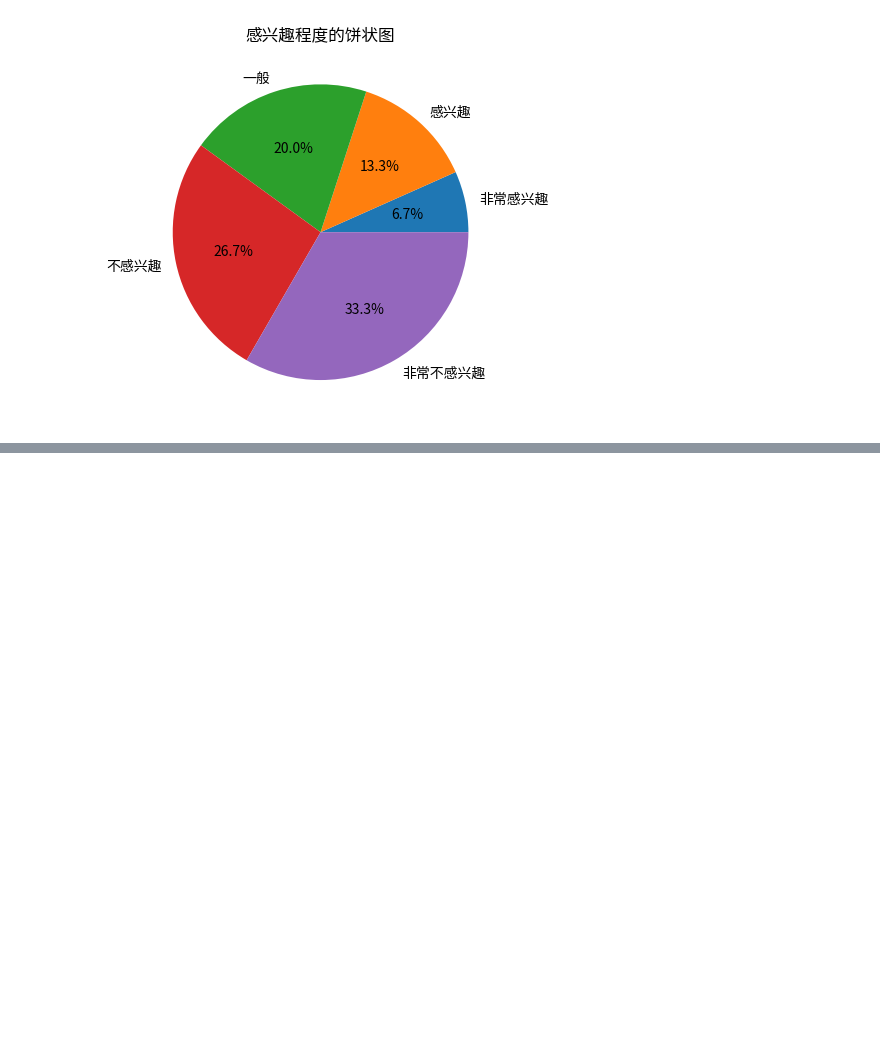
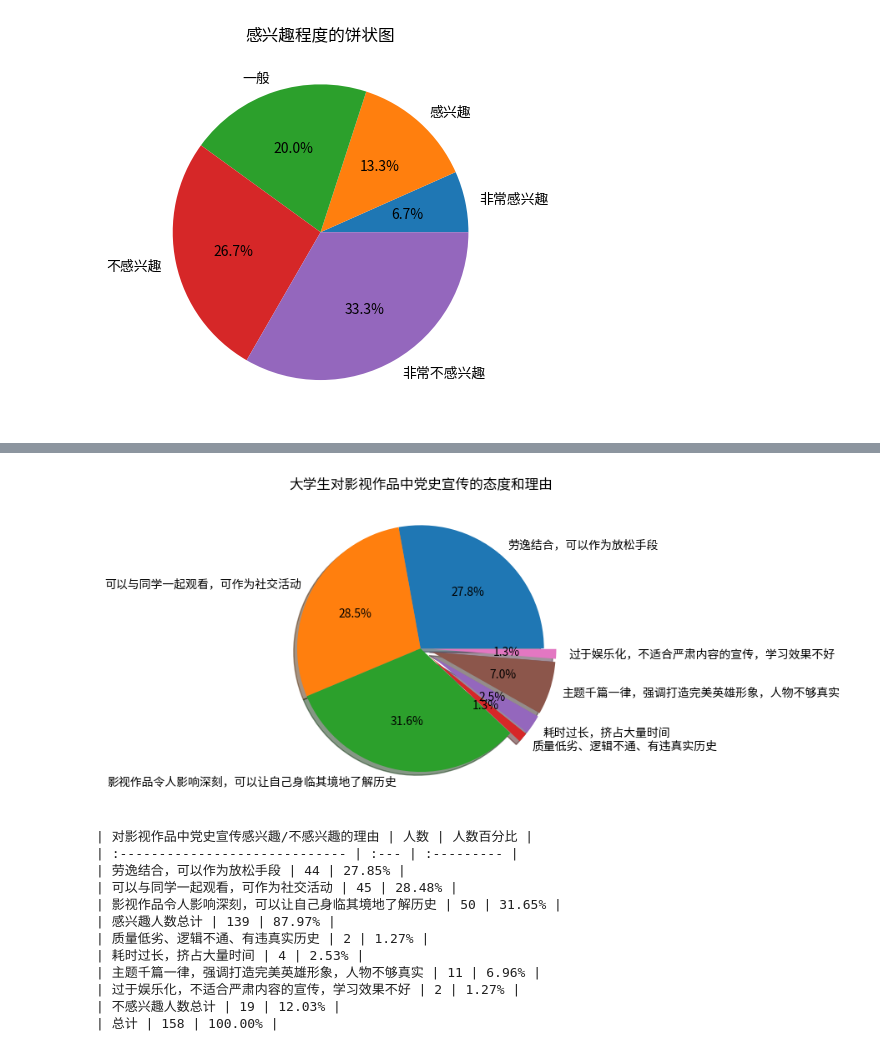
Before and after one commit to nju-cs-elite20/social-practice-report, a Jupyter notebook: data_gen.ipynb, the cells around one changed output, grey strips where cells are left out. Saved outputs shown, nothing was run; the diff lists cells and outputs as text; code cells hidden in the pictures; blank space fills up the shorter version.

```diff
--- a/data_gen.ipynb
+++ b/data_gen.ipynb
@@ -282,0 +411,30 @@ print(test_template.gen_markdown_table())
+# %%
+raw_reason2="""\
+0.3 劳逸结合，可以作为放松手段
+0.4 可以与同学一起观看，可作为社交活动
+0.3 影视作品令人影响深刻，可以让自己身临其境地了解历史
+
+0.1 质量低劣、逻辑不通、有违真实历史
+0.1 耗时过长，挤占大量时间
+0.6 主题千篇一律，强调打造完美英雄形象，人物不够真实
+0.2 过于娱乐化，不适合严肃内容的宣传，学习效果不好
+"""
+
+test_template2 = from_raw("影视作品中党史宣传", 158, 0.9, raw_reason2)
+test_template2.gen_population()
+test_template2.gen_pie_chart_explode_unpop()
+print(test_template2.gen_markdown_table())
+# %% [output]
+[figure, added]
+| 对影视作品中党史宣传感兴趣/不感兴趣的理由 | 人数 | 人数百分比 |
+| :----------------------------- | :--- | :--------- |
+| 劳逸结合，可以作为放松手段 | 44 | 27.85% |
+| 可以与同学一起观看，可作为社交活动 | 45 | 28.48% |
+| 影视作品令人影响深刻，可以让自己身临其境地了解历史 | 50 | 31.65% |
+| 感兴趣人数总计 | 139 | 87.97% |
+| 质量低劣、逻辑不通、有违真实历史 | 2 | 1.27% |
+| 耗时过长，挤占大量时间 | 4 | 2.53% |
+| 主题千篇一律，强调打造完美英雄形象，人物不够真实 | 11 | 6.96% |
+| 过于娱乐化，不适合严肃内容的宣传，学习效果不好 | 2 | 1.27% |
+| 不感兴趣人数总计 | 19 | 12.03% |
+| 总计 | 158 | 100.00% |
```
Also changed, not shown: parts of 11 cells of this notebook, 8 other files.
